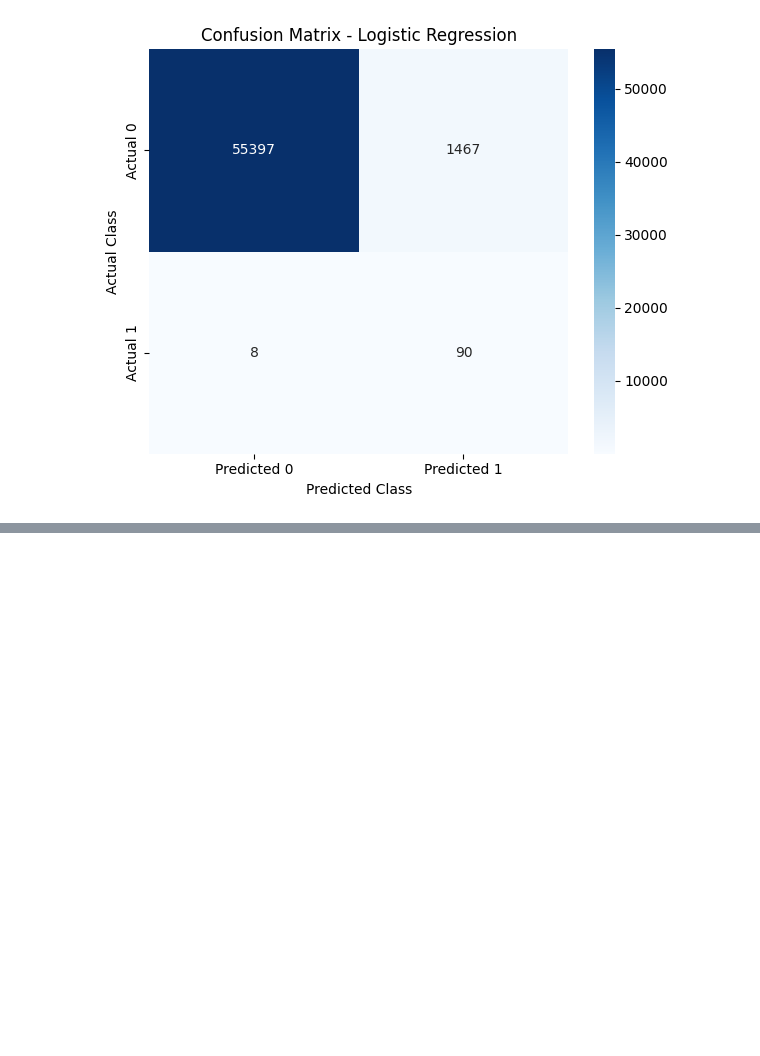
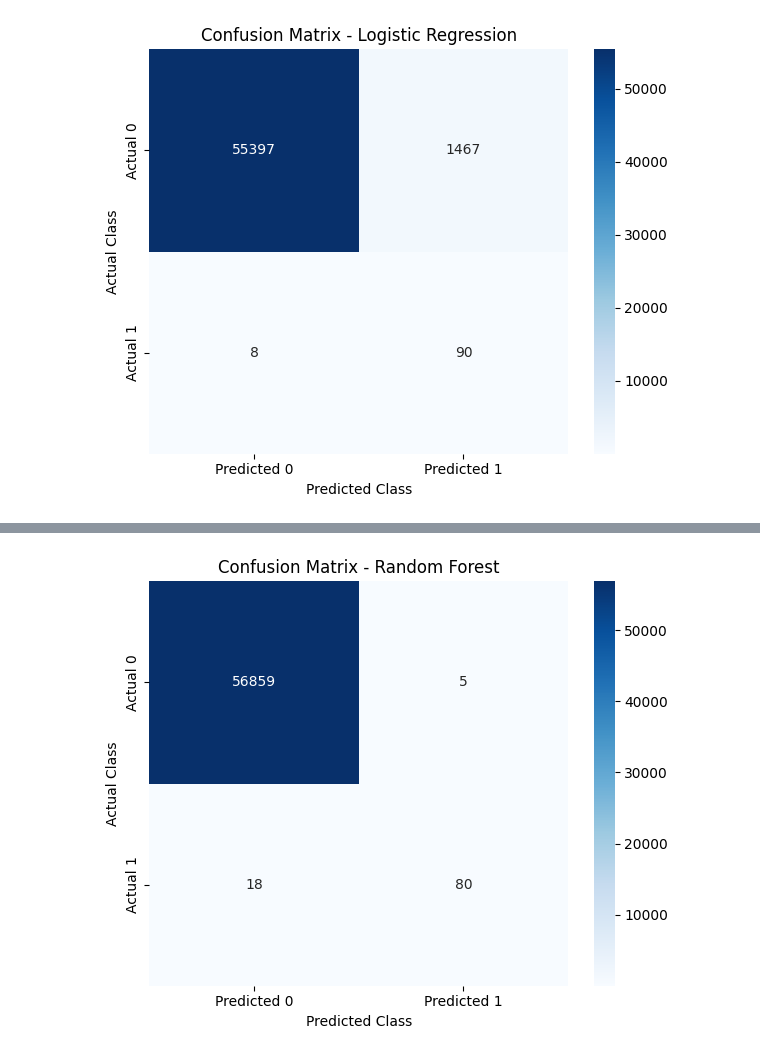
Before and after one commit to lanadanolic/imbalanced-transaction-fraud-detection-with-ensemble-learning, a Jupyter notebook: notebooks/fraud_detection_analysis.ipynb, the cells around one changed output, grey strips where cells are left out. Cells and saved outputs as stored; diff of their text form; code cells hidden in the pictures; blank space fills up the shorter version.

Commit message:
implemented Random Forest

```diff
--- a/notebooks/fraud_detection_analysis.ipynb
+++ b/notebooks/fraud_detection_analysis.ipynb
@@ -398,0 +407,11 @@ model_results = {
+# %%
+rf_model = create_random_forest(
+    random_state=SEED
+)
+
+rf_model.fit(
+    X_train,
+    y_train
+)
+
+print("Random Forest trained successfully.")
@@ -398,0 +420,4 @@ model_results = {
+# %%
+y_pred_rf = rf_model.predict(
+    X_test
+)
@@ -398,0 +445,9 @@ model_results = {
+# %%
+plot_confusion_matrix(
+    y_test,
+    y_pred_rf,
+    model_name="Random Forest",
+    save_path=FIGURES_DIR / "random_forest_confusion_matrix.png"
+)
+# %% [output]
+[figure, added]
```
Also changed, not shown: parts of 5 cells of this notebook, 1 other file.
